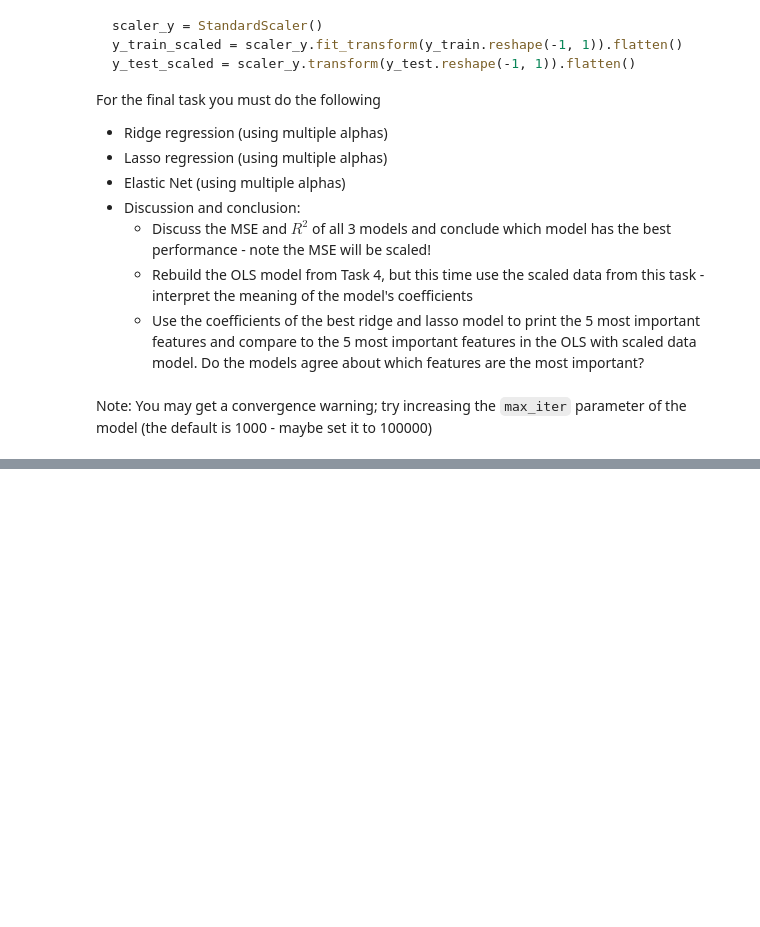
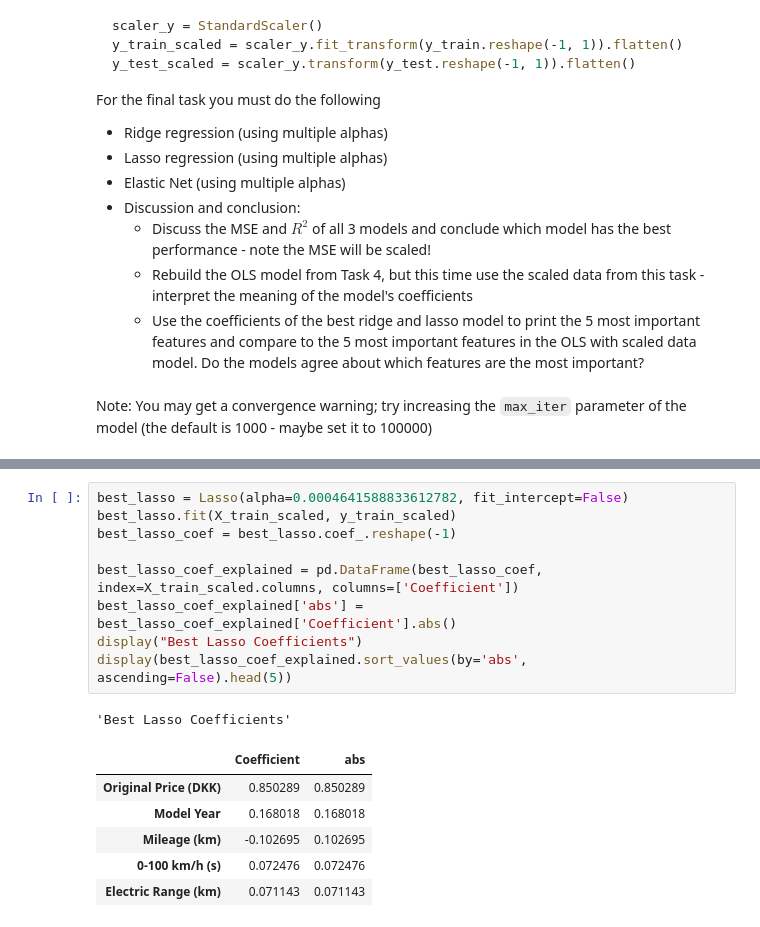
Before and after one commit to THEWhiteArrow/VIA-semester-6, a Jupyter notebook: MAL1/assignment2/2. Car prices.ipynb, the cells around one changed output, grey strips where cells are left out. Drawn from its saved outputs; the diff is of its cells as text; blank space fills up the shorter version.

```diff
--- a/MAL1/assignment2/2. Car prices.ipynb
+++ b/MAL1/assignment2/2. Car prices.ipynb
@@ -357,0 +403,17 @@ array([1.00000000e-10, 1.66810054e-08, 2.78255940e-06, 4.64158883e-04,
+# %%
+best_lasso = Lasso(alpha=0.0004641588833612782, fit_intercept=False)
+best_lasso.fit(X_train_scaled, y_train_scaled)
+best_lasso_coef = best_lasso.coef_.reshape(-1)
+
+best_lasso_coef_explained = pd.DataFrame(best_lasso_coef, index=X_train_scaled.columns, columns=['Coefficient'])
+best_lasso_coef_explained['abs'] = best_lasso_coef_explained['Coefficient'].abs()
+display("Best Lasso Coefficients")
+display(best_lasso_coef_explained.sort_values(by='abs', ascending=False).head(5))
+# %% [output]
+'Best Lasso Coefficients'
+|  | Coefficient | abs |
+| Original Price (DKK) | 0.850289 | 0.850289 |
+| Model Year | 0.168018 | 0.168018 |
+| Mileage (km) | -0.102695 | 0.102695 |
+| 0-100 km/h (s) | 0.072476 | 0.072476 |
+| Electric Range (km) | 0.071143 | 0.071143 |
```
Also changed, not shown: parts of 7 cells of this notebook.
